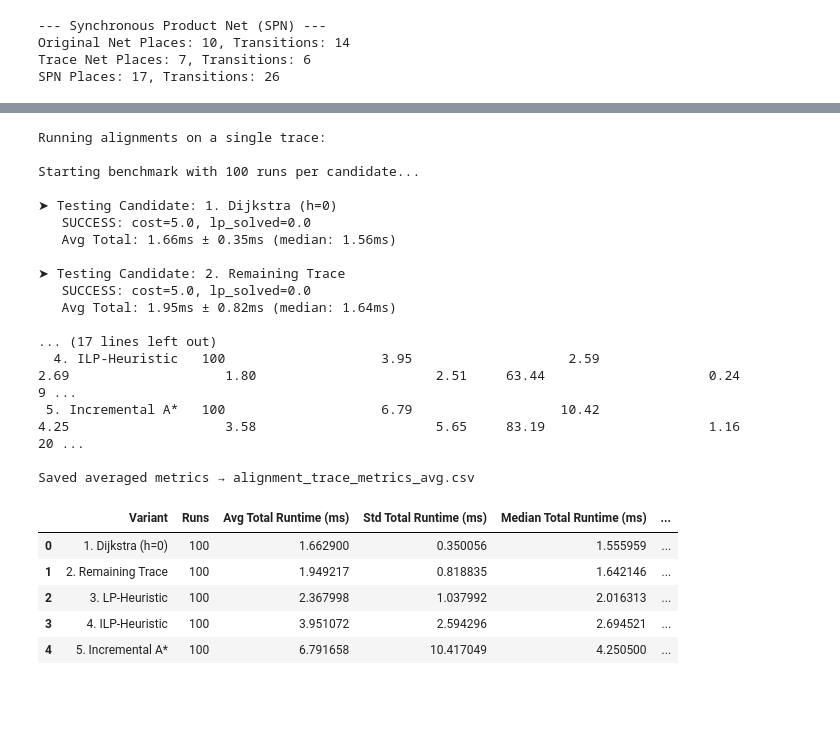
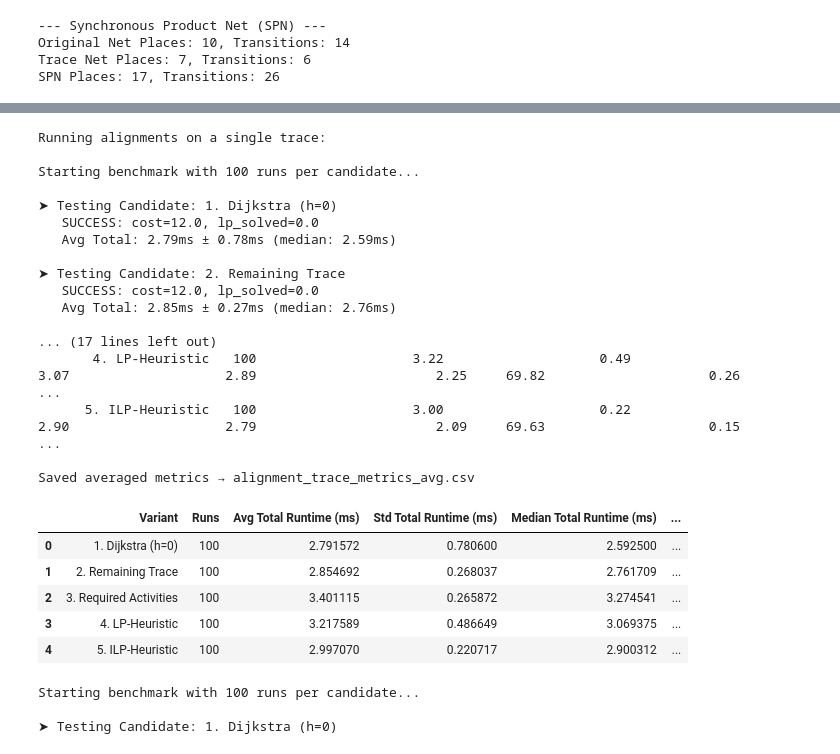
Before and after one commit to RostigerDagmer/pm_ws25, a Jupyter notebook: sandbox-heuristics.ipynb, the cells around one changed output, grey strips where cells are left out. Saved outputs shown, nothing was run; the diff lists cells and outputs as text; code cells hidden in the pictures; blank space fills up the shorter version.

Commit message:
add required_activities.py for implementing required activities heuristic variants - missing some further optimization for calculating h

```diff
--- a/sandbox-heuristics.ipynb
+++ b/sandbox-heuristics.ipynb
@@ -130,23 +121,24 @@ Viszalizing the constructed Synchronous Product Net (SPN):
 candidates = {
     "1. Dijkstra (h=0)": AlignmentsVariants.VERSION_DIJKSTRA_NO_HEURISTICS,
     "2. Remaining Trace": AlignmentsVariants.VERSION_REMAINING_TRACE,
-    "3. LP-Heuristic": AlignmentsVariants.VERSION_STATE_EQUATION_A_STAR,
-    "4. ILP-Heuristic": AlignmentsVariants.VERSION_STATE_EQUATION_A_STAR_ILP,
-    "5. Incremental A*": AlignmentsVariants.VERSION_INCREMENTAL_A_STAR,
+    "3. Required Activities": AlignmentsVariants.VERSION_REQUIRED_ACTIVITIES,
+    "4. LP-Heuristic": AlignmentsVariants.VERSION_STATE_EQUATION_A_STAR,
+    "5. ILP-Heuristic": AlignmentsVariants.VERSION_STATE_EQUATION_A_STAR_ILP,
+    #"6. Incremental A*": AlignmentsVariants.VERSION_INCREMENTAL_A_STAR,
 
 }
-
 
 import cProfile
 import pstats
 import io
 import pandas as pd
 
+
 # -------------------------------
 # PROFILING UTILITIES
 # -------------------------------
 
-def profile_alignment(trace, pm_net, pm_im, pm_fm, variant):
+def profile_alignment(trace, pm_net, pm_im, pm_fm, variant, parameters=None):
     """
     Profile the alignment call.
     Returns:
@@ -160,8 +152,9 @@ def profile_alignment(trace, pm_net, pm_im, pm_fm, variant):
     pr.enable()
     start_time = time.perf_counter()
 
+
     res = alignments_algorithm.apply_trace(
-        trace, pm_net, pm_im, pm_fm, parameters=None, variant=variant
+        trace, pm_net, pm_im, pm_fm, parameters=parameters, variant=variant
     )
 
     end_time = time.perf_counter()
@@ -178,7 +171,7 @@ def profile_alignment(trace, pm_net, pm_im, pm_fm, variant):
     lp_time = 0.0
 
     for func, (cc, nc, tt, ct, callers) in ps.stats.items():
-        fname = func[2] # func is (filename, line, function_name)
+        fname = func[2]  # func is (filename, line, function_name)
 
         # Check for standard search or incremental search functions
         if "__search" in fname or "synchr" in fname:
@@ -190,7 +183,6 @@ def profile_alignment(trace, pm_net, pm_im, pm_fm, variant):
 
     total_runtime = end_time - start_time
     return res, total_runtime, search_time, lp_time, profile_summary
-
 
 
 def run_alignments_on_trace(candidates_, trace_to_align_, pm_net, pm_im, pm_fm, n_runs=1):
@@ -216,10 +208,17 @@ def run_alignments_on_trace(candidates_, trace_to_align_, pm_net, pm_im, pm_fm,
         valid_result = None # Store one valid result to check correctness/metadata
         last_profile_summary = ""
 
+        parameters = {
+                "required_activities_mode": "simple",
+                #"required_activities_mode": "label_reachability",
+                #"required_activities_mode": "bitset",
+                #"required_activities_mode": "structural_shortest_path",
+            }
+
         for i in range(n_runs):
             # Run profiling
             res, total, search, lp, summary = profile_alignment(
-                trace_to_align_, pm_net, pm_im, pm_fm, variant
+                trace_to_align_, pm_net, pm_im, pm_fm, variant, parameters=parameters
             )
 
             if not res:
@@ -325,7 +324,6 @@ def run_alignments_on_eventlog(candidates_, eventlog, pm_net, pm_im, pm_fm):
 
         print(f"Runtime: {total_runetime:.3f}s | #Alignments={len(res)} | Avg visited={avg_visited:.1f}")
 
-
         metrics.append({
             "Variant": name,
             "Total Runtime (ms)": total_runetime * 1000,
@@ -342,37 +340,38 @@ def run_alignments_on_eventlog(candidates_, eventlog, pm_net, pm_im, pm_fm):
 
     return df
 # %%
-# select a trace
-trace_to_align_bpi2012 = log_bpi_2012[123]
+
 # discover process model
-model_net, model_im, model_fm = inductive_miner(log_bpi_2012, disable_fallthroughs=False, noise_threshold=0.5)
+model_net, model_im, model_fm = inductive_miner(log_bpi_2012, disable_fallthroughs=False, noise_threshold=0.08)
 # %%
 print('\nRunning alignments on a single trace:')
+# select a trace
+trace_to_align_bpi2012 = log_bpi_2012[98]
 run_alignments_on_trace(candidates, trace_to_align_bpi2012, model_net, model_im, model_fm, n_runs=100)
 # %% [output]
 Running alignments on a single trace:
 
 Starting benchmark with 100 runs per candidate...
 
 ➤ Testing Candidate: 1. Dijkstra (h=0)
-   SUCCESS: cost=5.0, lp_solved=0.0
-   Avg Total: 1.66ms ± 0.35ms (median: 1.56ms)
+   SUCCESS: cost=12.0, lp_solved=0.0
+   Avg Total: 2.79ms ± 0.78ms (median: 2.59ms)
 
 ➤ Testing Candidate: 2. Remaining Trace
-   SUCCESS: cost=5.0, lp_solved=0.0
-   Avg Total: 1.95ms ± 0.82ms (median: 1.64ms)
+   SUCCESS: cost=12.0, lp_solved=0.0
+   Avg Total: 2.85ms ± 0.27ms (median: 2.76ms)
 
 ... (17 lines left out)
-  4. ILP-Heuristic   100                    3.95                    2.59                       2.69                    1.80                       2.51     63.44                     0.24              9 ...
- 5. Incremental A*   100                    6.79                   10.42                       4.25                    3.58                       5.65     83.19                     1.16             20 ...
+       4. LP-Heuristic   100                    3.22                    0.49                       3.07                    2.89                       2.25     69.82                     0.26            ...
+      5. ILP-Heuristic   100                    3.00                    0.22                       2.90                    2.79                       2.09     69.63                     0.15            ...
 
 Saved averaged metrics → alignment_trace_metrics_avg.csv
 |  | Variant | Runs | Avg Total Runtime (ms) | Std Total Runtime (ms) | Median Total Runtime (ms) | ... |
-| 0 | 1. Dijkstra (h=0) | 100 | 1.662900 | 0.350056 | 1.555959 | ... |
-| 1 | 2. Remaining Trace | 100 | 1.949217 | 0.818835 | 1.642146 | ... |
-| 2 | 3. LP-Heuristic | 100 | 2.367998 | 1.037992 | 2.016313 | ... |
-| 3 | 4. ILP-Heuristic | 100 | 3.951072 | 2.594296 | 2.694521 | ... |
-| 4 | 5. Incremental A* | 100 | 6.791658 | 10.417049 | 4.250500 | ... |
+| 0 | 1. Dijkstra (h=0) | 100 | 2.791572 | 0.780600 | 2.592500 | ... |
+| 1 | 2. Remaining Trace | 100 | 2.854692 | 0.268037 | 2.761709 | ... |
+| 2 | 3. Required Activities | 100 | 3.401115 | 0.265872 | 3.274541 | ... |
+| 3 | 4. LP-Heuristic | 100 | 3.217589 | 0.486649 | 3.069375 | ... |
+| 4 | 5. ILP-Heuristic | 100 | 2.997070 | 0.220717 | 2.900312 | ... |
 # %%
 print("\nRunning alignments on the entire eventlog:")
 run_alignments_on_eventlog(candidates, log_bpi_2012, model_net, model_im, model_fm)
@@ -387,3 +386,7 @@ model_net_bpi2017, model_im_bpi2017, model_fm_bpi2017 = inductive_miner(log_bpi_
 # %%
-trace_to_align_bpi2017 = log_bpi_2017[761]
-run_alignments_on_trace(candidates, trace_to_align_bpi2017, model_net_bpi2017, model_im_bpi2017, model_fm_bpi2017)
+trace_to_align_bpi2017 = log_bpi_2017[61]
+run_alignments_on_trace(candidates, trace_to_align_bpi2017, model_net_bpi2017, model_im_bpi2017, model_fm_bpi2017, n_runs=100)
+# %% [output]
+Starting benchmark with 100 runs per candidate...
+
+➤ Testing Candidate: 1. Dijkstra (h=0)
```
Also changed, not shown: parts of 6 cells of this notebook, 3 other files.
